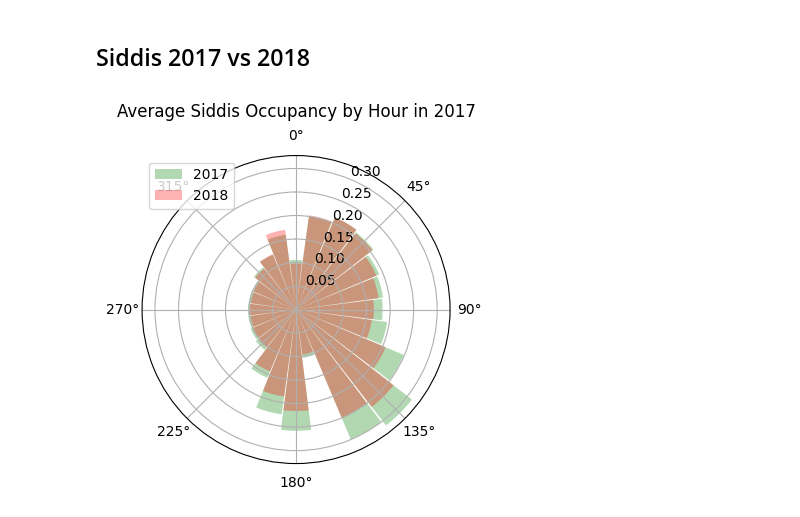
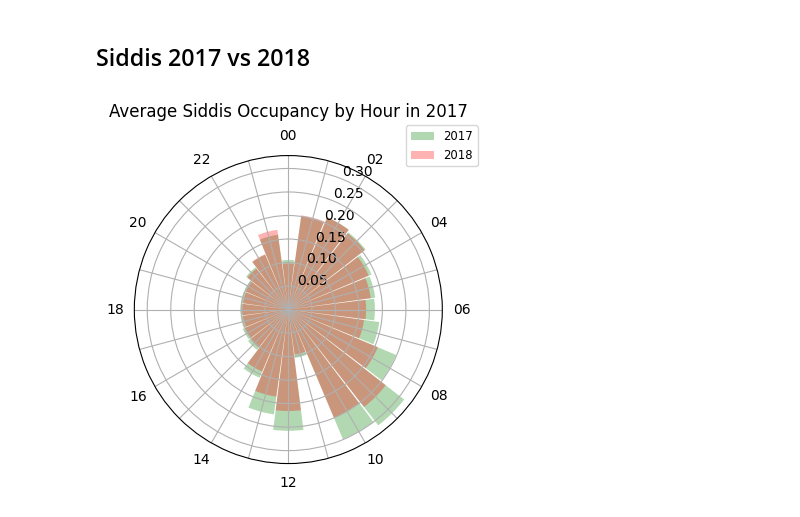
Before and after one commit to lenelise/stavanger_parkinglots, a Jupyter notebook: parking.ipynb, the cells around one changed output. Drawn from its saved outputs; the diff is of its cells as text; code cells hidden in the pictures.

```diff
--- a/parking.ipynb
+++ b/parking.ipynb
@@ -58,6 +60,9 @@ for lot in parkinglots:
     parkering2018[lot] = parkering2018[lot].astype('float32')
     parkering2018[lot] = parkering2018[lot]/100
 
+#trekker ut mnd for senere bruk
+parkering2018['Month'] = parkering2018['Tidspunkt'].dt.month # jan=1, ..., dec=12
+
 #making sure we dont have any negative values
 parkering2018.describe()
 # %% [output]
@@ -75,9 +80,9 @@ Could not infer format, so each element will be parsed individually, falling bac
 ## 2017: reading and cleaning
 Mostly the same steps as for 2018. We uncovered one error in the dataset, which we needed to account for. It was the registration for Feb 15th 02:00, which was done at 02:01 instead. We replaced 02:01 woth 02:00, as the error caused issues down the line when we wanted to group the data on `Tid`.
 # %%
-parkering2017 = pd.read_csv('datasets/parkering2017.csv')
+parkering2017 = pd.read_csv('parkering2017.csv')
 parkering2017['Dato'] = parkering2017['Dato'].str.split('-')
-print(parkering2017.isna().sum())
+# print(parkering2017.isna().sum())
 parkering2017 = parkering2017.dropna() #one row with pure NaN
 parkering2017.head()
 # %% [output]
@@ -120,6 +113,8 @@ for lot in parkinglots:
     parkering2017[lot] = parkering2017[lot].astype('float32')
     parkering2017[lot] = parkering2017[lot]/100
 
+
+parkering2017['Month'] = parkering2017['Tidspunkt'].dt.month # jan=1, ..., dec=12
 parkering2017.head()
 # %% [output]
 Could not infer format, so each element will be parsed individually, falling back to `dateutil`. To ensure parsing is consistent and as-expected, please specify a format.
@@ -218,22 +217,24 @@ plt.show()
 # %% [markdown]
 ## Siddis 2017 vs 2018
 # %%
-Siddis_hour_average_2017 = parkering2017.groupby('Tid')['Siddis'].mean().values
+Siddis_hour_average_2017 = parkering2017.groupby('Tid')['Siddis'].mean()
 Siddis_hour_average_2018 = parkering2018.groupby('Tid')['Siddis'].mean()
 # %%
 #The plotting
 fig, ax = plt.subplots(figsize=(4,4), subplot_kw={'projection': 'polar'})
 
 bars = ax.bar(angles, Siddis_hour_average_2017, width=0.25, color=colors[1], alpha=0.3, label='2017') #alpha styrer gjennomsiktighetsgraden
 bars = ax.bar(angles, Siddis_hour_average_2018, width=0.25, color=colors[2], alpha=0.3, label ='2018') #alpha styrer gjennomsiktighetsgraden
 
-ax.legend(loc='upper left')
+ax.legend(loc='best', fontsize='small', bbox_to_anchor=(1,0.97), bbox_transform = fig.transFigure) #plasseres ut fra figurens akser, ikke Axes' akser
 
 # Optional: Customize
 ax.set_theta_zero_location("N")  # 12 o'clock starts at top
 ax.set_theta_direction(-1)       # Clockwise
+ax.set_xticks(angles)
+ax.set_xticklabels(hours_every_other)
 ax.set_title("Average Siddis Occupancy by Hour in 2017", va='bottom')
 
 plt.show()
 # %% [output]
-[figure, old version]
+[figure, new version]
```
Also changed, not shown: parts of 7 cells of this notebook.
